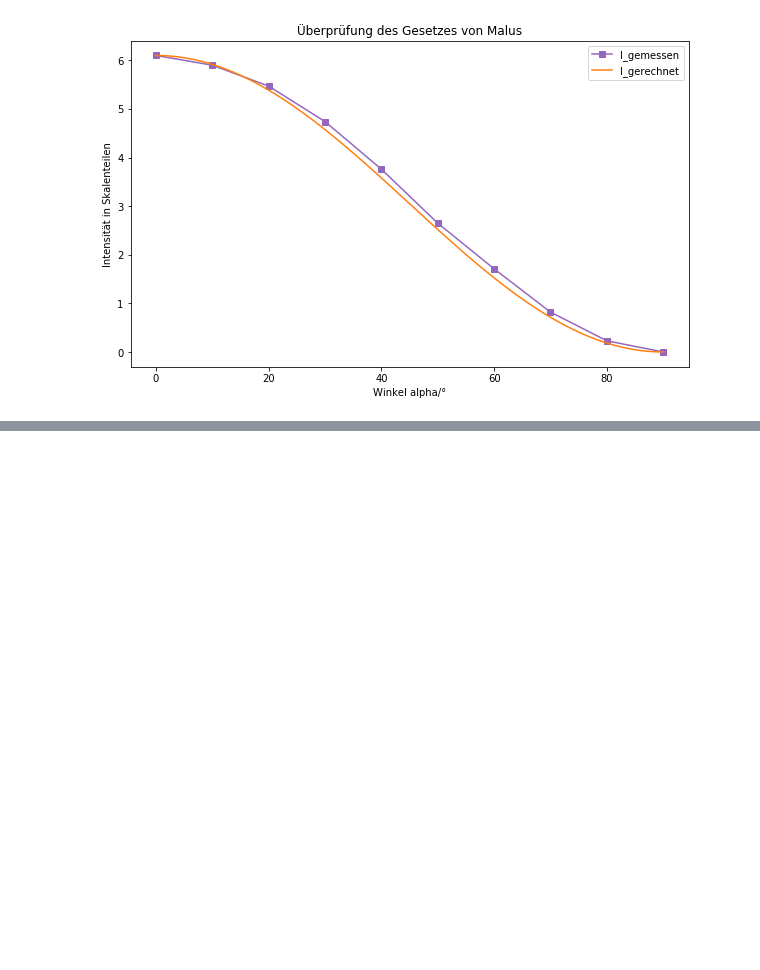
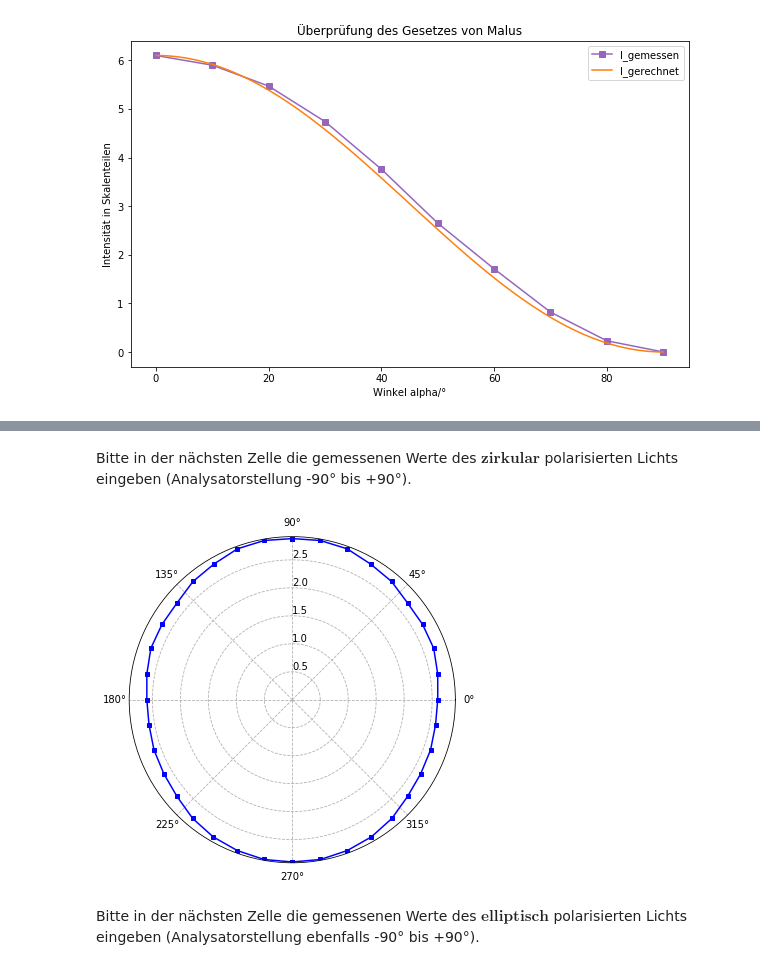
Before and after one commit to wegendt/Project, a Jupyter notebook: Versuch_Polarisation.ipynb, the cells around one changed output, grey strips where cells are left out. Saved outputs shown, nothing was run; the diff lists cells and outputs as text; code cells hidden in the pictures; blank space fills up the shorter version.

```diff
--- a/Versuch_Polarisation.ipynb
+++ b/Versuch_Polarisation.ipynb
@@ -49,0 +62,42 @@ plt.show()
+# %% [markdown]
+Bitte in der nächsten Zelle die gemessenen Werte des $\textbf{zirkular}$ polarisierten Lichts eingeben (Analysatorstellung -90° bis +90°).
+# %%
+#Gemessene Werte für zirkular polarisiertes Licht
+I_zirk_minus90=2.9
+I_zirk_minus80=2.9
+I_zirk_minus70=2.87
+I_zirk_minus60=2.83
+I_zirk_minus50=2.77
+I_zirk_minus40=2.69
+I_zirk_minus30=2.65
+I_zirk_minus20=2.63
+I_zirk_minus10=2.6
+I_zirk_0=2.6
+I_zirk_plus10=2.64
+I_zirk_plus20=2.69
+I_zirk_plus30=2.69
+I_zirk_plus40=2.69
+I_zirk_plus50=2.76
+I_zirk_plus60=2.8
+I_zirk_plus70=2.87
+I_zirk_plus80=2.89
+I_zirk_plus90=2.88
+
+I_zirkular=[I_zirk_minus90, I_zirk_minus80, I_zirk_minus70, I_zirk_minus60, I_zirk_minus50, I_zirk_minus40, I_zirk_minus30, I_zirk_minus20, I_zirk_minus10, I_zirk_0, I_zirk_plus10, I_zirk_plus20, I_zirk_plus30, I_zirk_plus40, I_zirk_plus50, I_zirk_plus60, I_zirk_plus70, I_zirk_plus80, I_zirk_plus90]
+# %%
+alpha_zirk=np.arange(0, 181, 10)
+grad_zirk_plus=(alpha_zirk-90) * np.pi /180
+grad_zirk_minus=(-alpha_zirk-90) * np.pi /180
+
+fig, ax = plt.subplots()
+ax = plt.subplot(111, projection='polar')
+ax.plot(grad_zirk_plus, I_zirkular, color='blue', marker='s', markersize=4)
+ax.plot(grad_zirk_minus, I_zirkular, color='blue', marker='s', markersize=4)
+ax.set_rlabel_position(90)
+#ax.set_rlim(0,5)
+ax.grid(linestyle='--')
+plt.show()
+# %% [output]
+[figure, added]
+# %% [markdown]
+Bitte in der nächsten Zelle die gemessenen Werte des $\textbf{elliptisch}$ polarisierten Lichts eingeben (Analysatorstellung ebenfalls -90° bis +90°).
```
Also changed, not shown: parts of 2 cells of this notebook.
